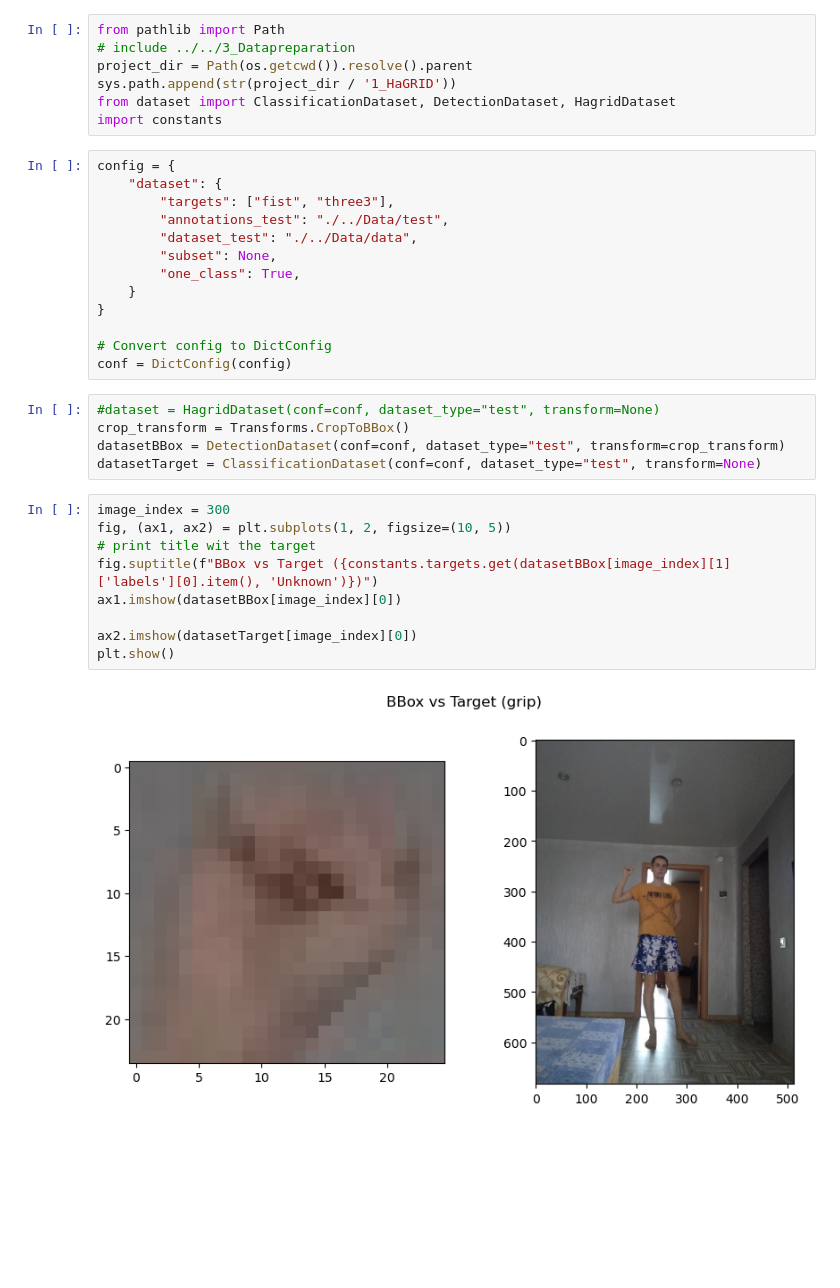
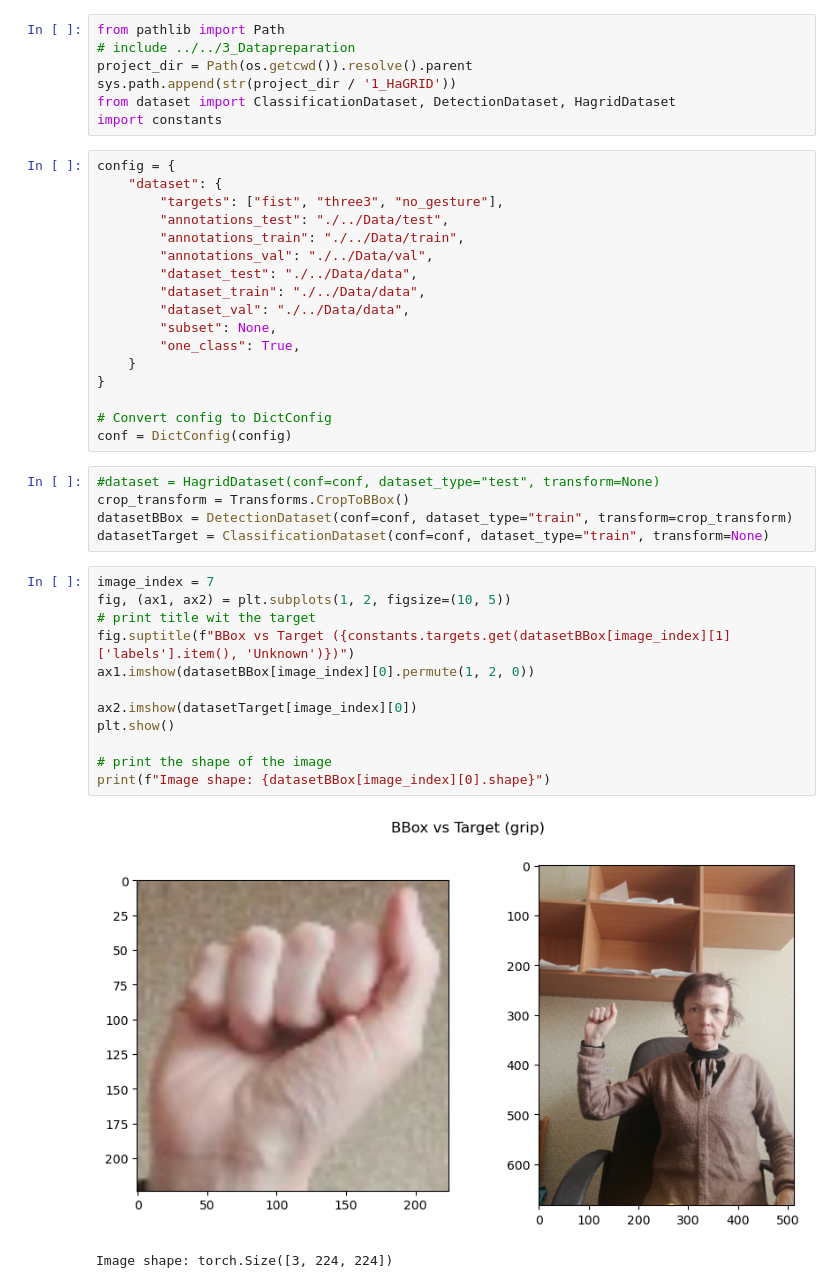
Before and after one commit to FlowkoHinti/Hand-Gesture-Recognition, a Jupyter notebook: 2_Modelling/test.ipynb, the cells around one changed output. Saved outputs shown, nothing was run; the diff lists cells and outputs as text; blank space fills up the shorter version.

```diff
--- a/2_Modelling/test.ipynb
+++ b/2_Modelling/test.ipynb
@@ -20,9 +20,13 @@ import constants
 # %%
 config = {
     "dataset": {
-        "targets": ["fist", "three3"],
+        "targets": ["fist", "three3", "no_gesture"],
         "annotations_test": "./../Data/test",
+        "annotations_train": "./../Data/train",
+        "annotations_val": "./../Data/val",
         "dataset_test": "./../Data/data",
+        "dataset_train": "./../Data/data",
+        "dataset_val": "./../Data/data",
         "subset": None,
         "one_class": True,
     }
@@ -33,16 +37,20 @@ conf = DictConfig(config)
 # %%
 #dataset = HagridDataset(conf=conf, dataset_type="test", transform=None)
 crop_transform = Transforms.CropToBBox()
-datasetBBox = DetectionDataset(conf=conf, dataset_type="test", transform=crop_transform)
-datasetTarget = ClassificationDataset(conf=conf, dataset_type="test", transform=None)
+datasetBBox = DetectionDataset(conf=conf, dataset_type="train", transform=crop_transform)
+datasetTarget = ClassificationDataset(conf=conf, dataset_type="train", transform=None)
 # %%
-image_index = 300
+image_index = 7
 fig, (ax1, ax2) = plt.subplots(1, 2, figsize=(10, 5))
 # print title wit the target
-fig.suptitle(f"BBox vs Target ({constants.targets.get(datasetBBox[image_index][1]['labels'][0].item(), 'Unknown')})")
-ax1.imshow(datasetBBox[image_index][0])
+fig.suptitle(f"BBox vs Target ({constants.targets.get(datasetBBox[image_index][1]['labels'].item(), 'Unknown')})")
+ax1.imshow(datasetBBox[image_index][0].permute(1, 2, 0))
 
 ax2.imshow(datasetTarget[image_index][0])
 plt.show()
+
+# print the shape of the image
+print(f"Image shape: {datasetBBox[image_index][0].shape}")
 # %% [output]
-[figure, old version]
+[figure, new version]
+Image shape: torch.Size([3, 224, 224])
```
Also changed, not shown: parts of 6 cells of this notebook, 2 other files.
